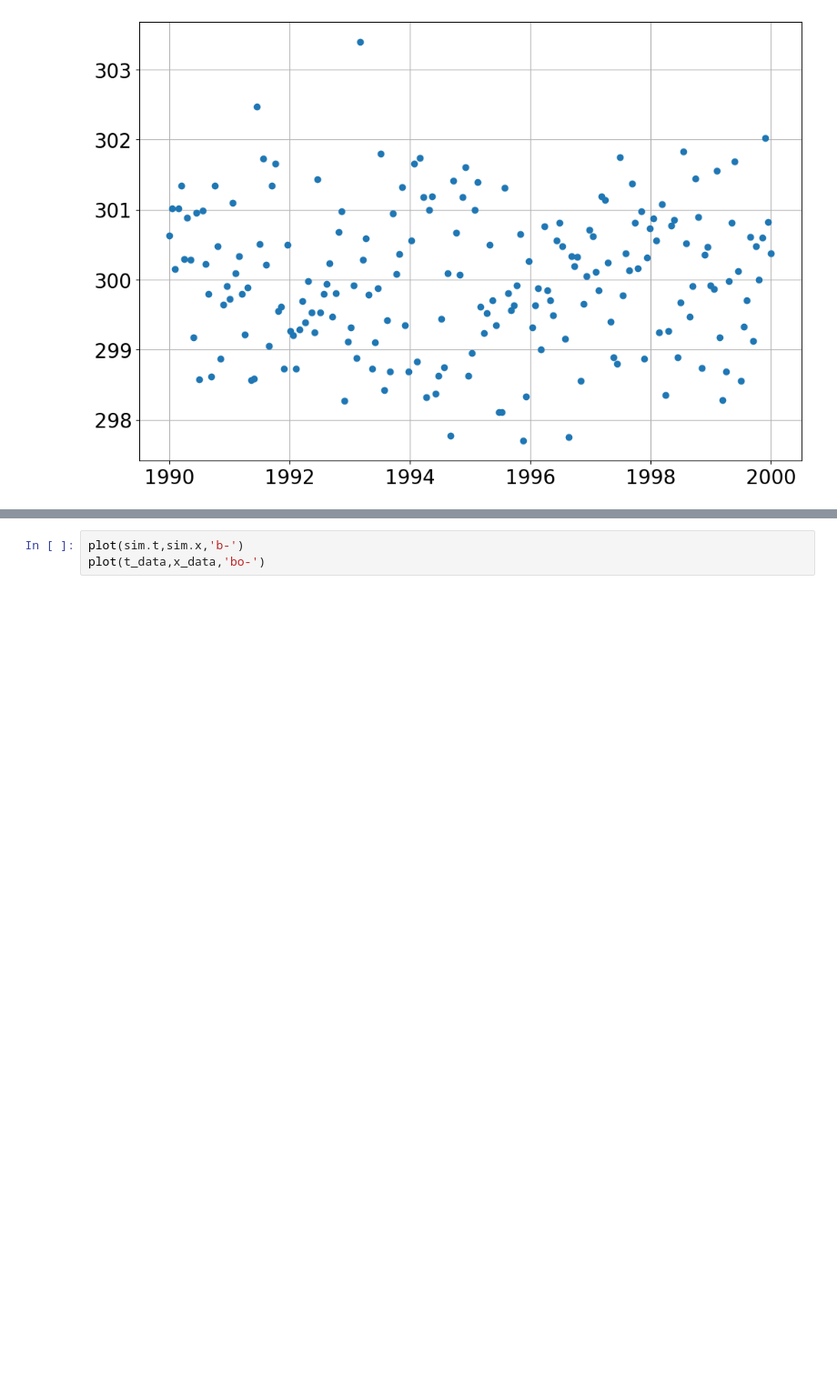
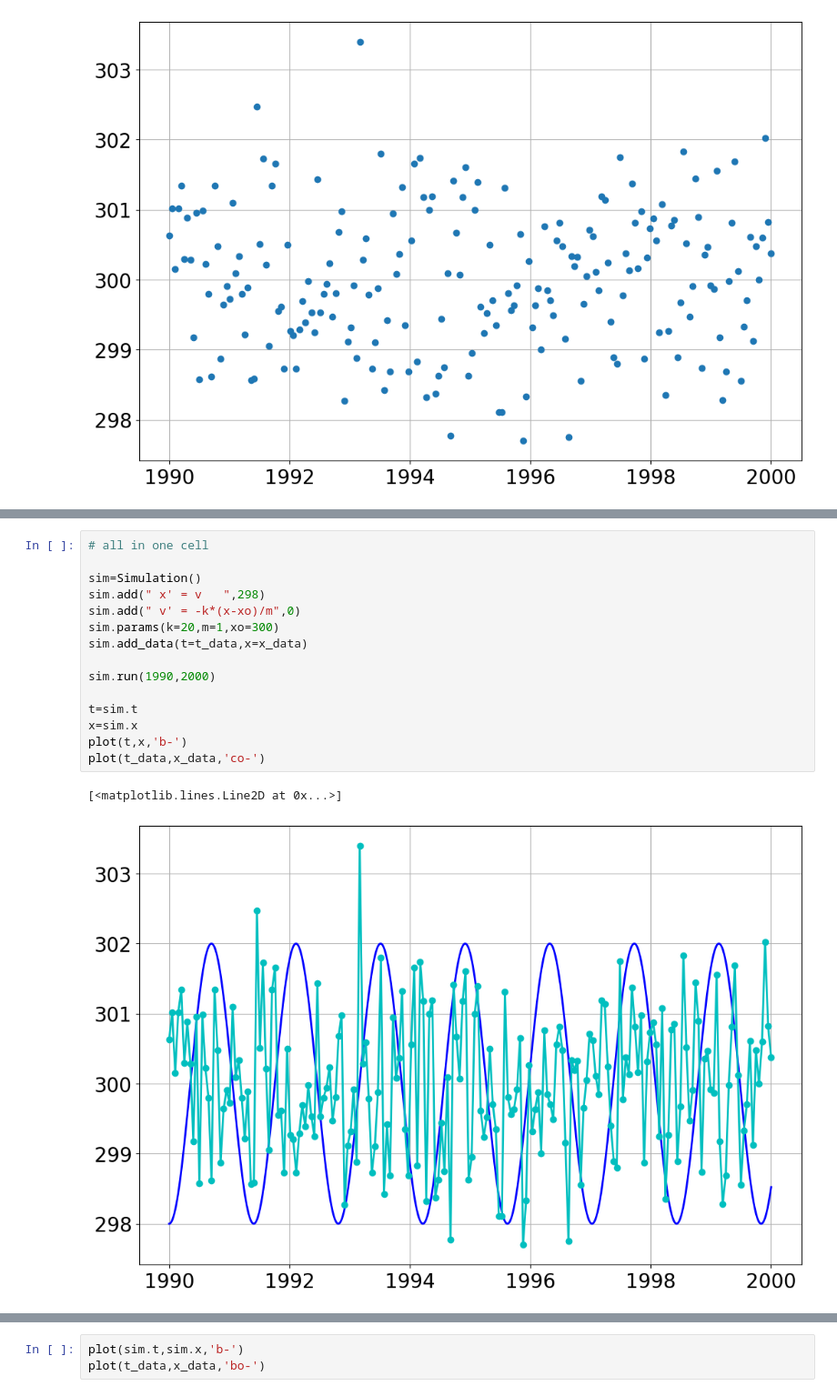
Before and after one commit to bblais/Computer-Programming-for-the-Sciences-Spring-2023, a Jupyter notebook: Sprint #2 - Dynamical Systems and Parameters/2023-03-02 - Class.ipynb, the cells around one changed output, grey strips where cells are left out. Shown at 91% size. Drawn from its saved outputs; the diff is of its cells as text; blank space fills up the shorter version.

```diff
--- a/Sprint #2 - Dynamical Systems and Parameters/2023-03-02 - Class.ipynb
+++ b/Sprint #2 - Dynamical Systems and Parameters/2023-03-02 - Class.ipynb
@@ -63,0 +72,18 @@ sim.run(1990,2000)
+# %%
+# all in one cell
+
+sim=Simulation()
+sim.add(" x' = v   ",298)
+sim.add(" v' = -k*(x-xo)/m",0)
+sim.params(k=20,m=1,xo=300)
+sim.add_data(t=t_data,x=x_data)
+
+sim.run(1990,2000)
+
+t=sim.t
+x=sim.x
+plot(t,x,'b-')
+plot(t_data,x_data,'co-')
+# %% [output]
+[<matplotlib.lines.Line2D at 0x...>]
+[figure, added]
```
Also changed, not shown: parts of 3 cells of this notebook, 1 other file.
